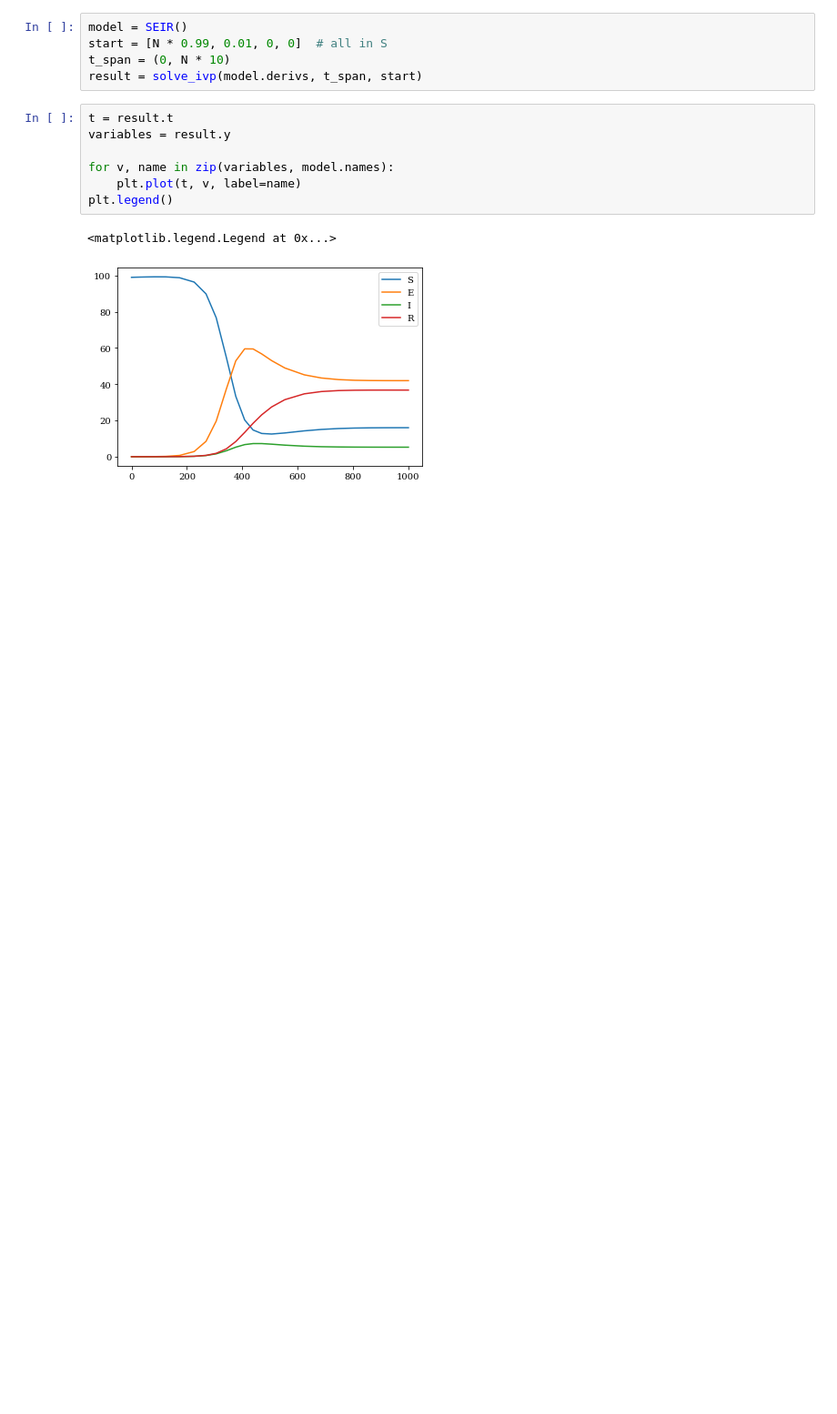
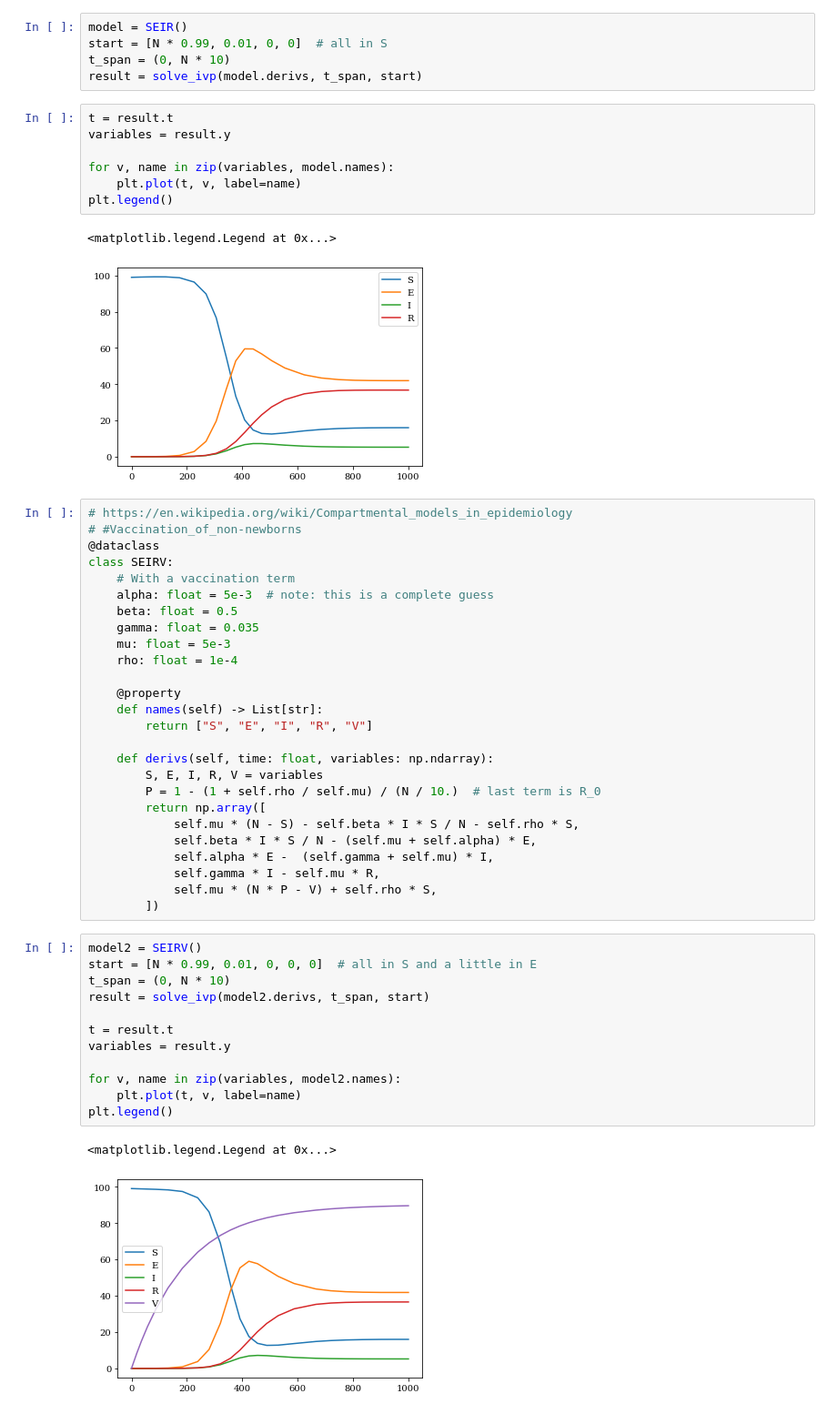
Before and after one commit to EbTech/AutoODE-DSL, a Jupyter notebook: notebooks/Epidemic_models.ipynb, the cells around one changed output. Shown at 91% size. Cells and saved outputs as stored; diff of their text form; blank space fills up the shorter version.

Commit message:
Added a vaccine model, but it's pretty janky

```diff
--- a/notebooks/Epidemic_models.ipynb
+++ b/notebooks/Epidemic_models.ipynb
@@ -51,3 +51,44 @@ plt.legend()
 # %% [output]
 <matplotlib.legend.Legend at 0x...>
 [figure]
+# %%
+# https://en.wikipedia.org/wiki/Compartmental_models_in_epidemiology
+# #Vaccination_of_non-newborns
+@dataclass
+class SEIRV:
+    # With a vaccination term
+    alpha: float = 5e-3  # note: this is a complete guess
+    beta: float = 0.5
+    gamma: float = 0.035
+    mu: float = 5e-3
+    rho: float = 1e-4
+
+    @property
+    def names(self) -> List[str]:
+        return ["S", "E", "I", "R", "V"]
+
+    def derivs(self, time: float, variables: np.ndarray):
+        S, E, I, R, V = variables
+        P = 1 - (1 + self.rho / self.mu) / (N / 10.)  # last term is R_0
+        return np.array([
+            self.mu * (N - S) - self.beta * I * S / N - self.rho * S,
+            self.beta * I * S / N - (self.mu + self.alpha) * E,
+            self.alpha * E -  (self.gamma + self.mu) * I,
+            self.gamma * I - self.mu * R,
+            self.mu * (N * P - V) + self.rho * S,
+        ])
+# %%
+model2 = SEIRV()
+start = [N * 0.99, 0.01, 0, 0, 0]  # all in S and a little in E
+t_span = (0, N * 10)
+result = solve_ivp(model2.derivs, t_span, start)
+
+t = result.t
+variables = result.y
+
+for v, name in zip(variables, model2.names):
+    plt.plot(t, v, label=name)
+plt.legend()
+# %% [output]
+<matplotlib.legend.Legend at 0x...>
+[figure, added]
```
